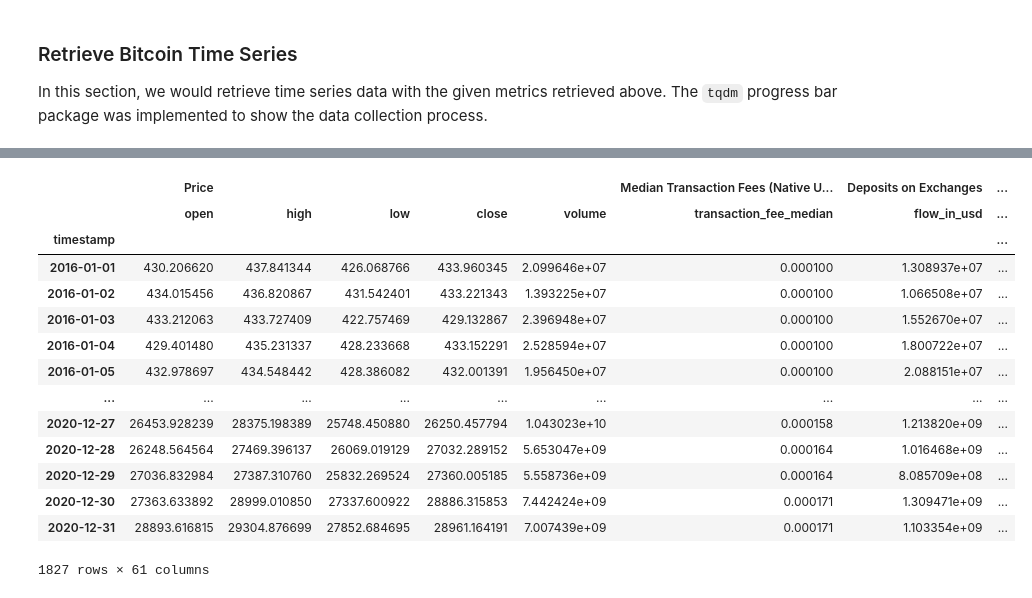
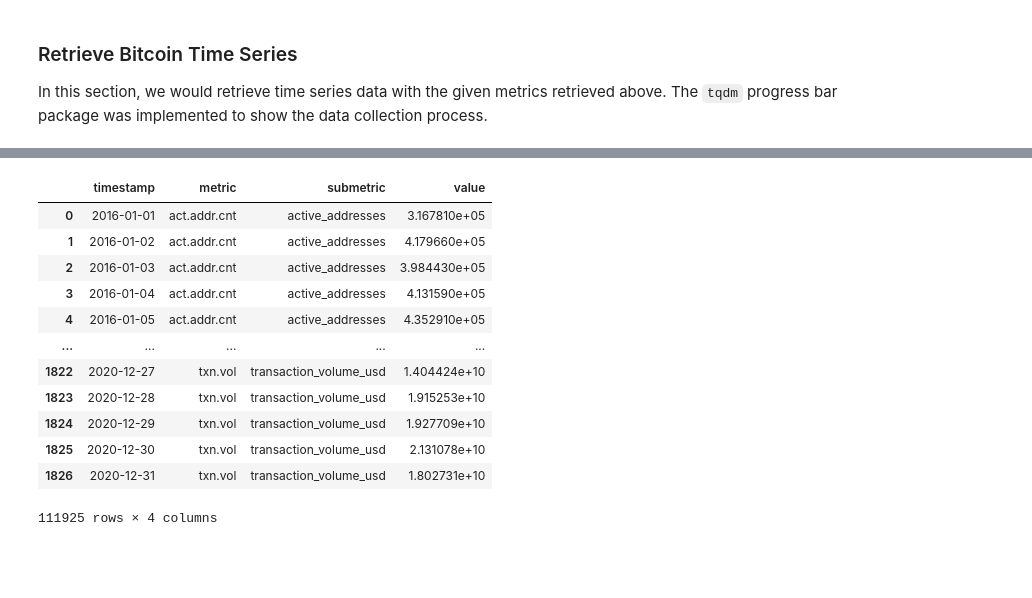
Before and after one commit to KaidenFrizu/recurrent-bitcoin-network, a Jupyter notebook: docs/DataCollection.ipynb, the cells around one changed output, grey strips where cells are left out. Drawn from its saved outputs; the diff is of its cells as text; code cells hidden in the pictures; blank space fills up the shorter version.

Commit message:
Updated data files

```diff
--- a/docs/DataCollection.ipynb
+++ b/docs/DataCollection.ipynb
@@ -36,0 +46,3 @@ collector = Collector()
+# %%
+api_header = {'x-messari-api-key':os.getenv('MESSARI_API_KEY')}
+collector = collect.MessariCollector(headers=api_header)
@@ -125,9 +115,8 @@ y.get_structured_data()
 # %%
-import time
-from tqdm import tqdm
+from src.exceptions import MessariException
 
-btc_metrics = metrics.get_bitcoin_metrics()
-X = list()
+btc_metrics = metrics.get_free_metrics()
+data_list = list()
 
 
 with tqdm(total=len(btc_metrics)) as pbar:
@@ -135,15 +124,23 @@ with tqdm(total=len(btc_metrics)) as pbar:
 
     for metric in btc_metrics:
         while True:
-            try:
-                result = collector.get_timeseries(
-                    assetkey='BTC', metric_id=metric,
-                    start='2016-01-01', end='2020-12-31'
-                )
-                X.append(result.get_structured_data())
-                pbar.update(1)
+            result = collector.get_timeseries(
+                assetkey='BTC', metric_id=metric,
+                start='2016-01-01', end='2020-12-31'
+            )
+
+            if isinstance(result, MessariException):
+                pbar.write('Response [{0}]: {1}'.format(
+                    result.error_code, result.error_message
+                ))
+
+                if result.error_code == 429:
+                    time.sleep(40)
+                    continue
+
                 break
-            except Exception as err:
-                pbar.write(str(err))
-                time.sleep(5)
+
+            data_list.append(result.get_structured_data())
+            pbar.update(1)
+            break
 # %% [output]
@@ -155,22 +151,20 @@ with tqdm(total=len(btc_metrics)) as pbar:
 # %%
-data = pd.concat(X, axis=1)
+data = pd.concat(data_list, ignore_index=False)
 data
 # %% [output]
-|  | Price |  |  |  |  | Median Transaction Fees (Native U... | Deposits on Exchanges | ... |
-|  | open | high | low | close | volume | transaction_fee_median | flow_in_usd | ... |
-| timestamp |  |  |  |  |  |  |  | ... |
-| 2016-01-01 | 430.206620 | 437.841344 | 426.068766 | 433.960345 | 2.099646e+07 | 0.000100 | 1.308937e+07 | ... |
-| 2016-01-02 | 434.015456 | 436.820867 | 431.542401 | 433.221343 | 1.393225e+07 | 0.000100 | 1.066508e+07 | ... |
-| 2016-01-03 | 433.212063 | 433.727409 | 422.757469 | 429.132867 | 2.396948e+07 | 0.000100 | 1.552670e+07 | ... |
-| 2016-01-04 | 429.401480 | 435.231337 | 428.233668 | 433.152291 | 2.528594e+07 | 0.000100 | 1.800722e+07 | ... |
-| 2016-01-05 | 432.978697 | 434.548442 | 428.386082 | 432.001391 | 1.956450e+07 | 0.000100 | 2.088151e+07 | ... |
-| ... | ... | ... | ... | ... | ... | ... | ... | ... |
-| 2020-12-27 | 26453.928239 | 28375.198389 | 25748.450880 | 26250.457794 | 1.043023e+10 | 0.000158 | 1.213820e+09 | ... |
-| 2020-12-28 | 26248.564564 | 27469.396137 | 26069.019129 | 27032.289152 | 5.653047e+09 | 0.000164 | 1.016468e+09 | ... |
-| 2020-12-29 | 27036.832984 | 27387.310760 | 25832.269524 | 27360.005185 | 5.558736e+09 | 0.000164 | 8.085709e+08 | ... |
-| 2020-12-30 | 27363.633892 | 28999.010850 | 27337.600922 | 28886.315853 | 7.442424e+09 | 0.000171 | 1.309471e+09 | ... |
-| 2020-12-31 | 28893.616815 | 29304.876699 | 27852.684695 | 28961.164191 | 7.007439e+09 | 0.000171 | 1.103354e+09 | ... |
+|  | timestamp | metric | submetric | value |
+| 0 | 2016-01-01 | act.addr.cnt | active_addresses | 3.167810e+05 |
+| 1 | 2016-01-02 | act.addr.cnt | active_addresses | 4.179660e+05 |
+| 2 | 2016-01-03 | act.addr.cnt | active_addresses | 3.984430e+05 |
+| 3 | 2016-01-04 | act.addr.cnt | active_addresses | 4.131590e+05 |
+| 4 | 2016-01-05 | act.addr.cnt | active_addresses | 4.352910e+05 |
+| ... | ... | ... | ... | ... |
+| 1822 | 2020-12-27 | txn.vol | transaction_volume_usd | 1.404424e+10 |
+| 1823 | 2020-12-28 | txn.vol | transaction_volume_usd | 1.915253e+10 |
+| 1824 | 2020-12-29 | txn.vol | transaction_volume_usd | 1.927709e+10 |
+| 1825 | 2020-12-30 | txn.vol | transaction_volume_usd | 2.131078e+10 |
+| 1826 | 2020-12-31 | txn.vol | transaction_volume_usd | 1.802731e+10 |
-1827 rows × 61 columns
+111925 rows × 4 columns
 # %%
 data.info()
 # %% [output]
```
Also changed, not shown: parts of 25 cells of this notebook, 4 other files.
